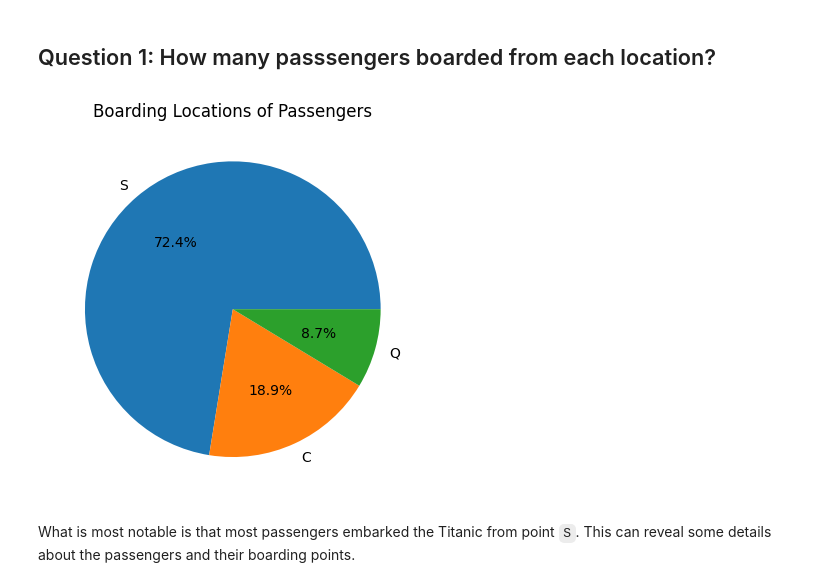
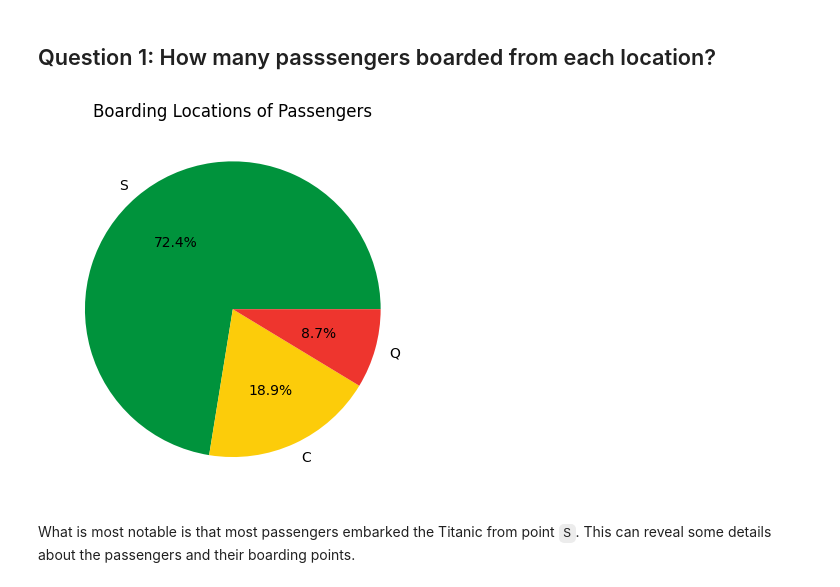
Before and after one commit to fc2078/unit-3-data-science, a Jupyter notebook: 02_titanic.ipynb, the cells around one changed output. Drawn from its saved outputs; the diff is of its cells as text; code cells hidden in the pictures.

```diff
--- a/02_titanic.ipynb
+++ b/02_titanic.ipynb
@@ -25,11 +25,12 @@ Write a written analysis of the graph you created above, that explains the data
 # %%
 # Pie chart to visualize passengers' boarding locations
 embarked_counts = titanic_df['Embarked'].value_counts() # Define varible to count embarked passngers
-plt.pie(embarked_counts, labels=embarked_counts.index, autopct='%1.1f%%') # Initialize and create pie chart
+colors = ['#00933c', '#fccc0a', '#ee352e'] # Define the colors for each piece of the pie chart
+plt.pie(embarked_counts, labels=embarked_counts.index, autopct='%1.1f%%', colors=colors)
 plt.title('Boarding Locations of Passengers') # Title
-plt.show() # Generate the graph
+plt.show()
 # %% [output]
-[figure, old version]
+[figure, new version]
 # %% [markdown]
 What is most notable is that most passengers embarked the Titanic from point `S`. This can reveal some details about the passengers and their boarding points.
 # %% [markdown]
```
